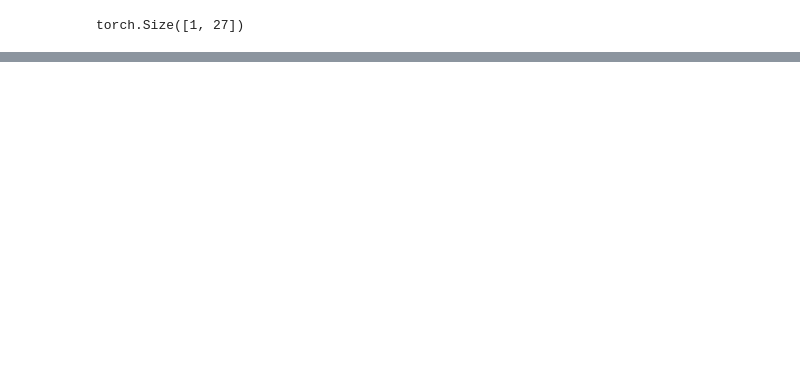
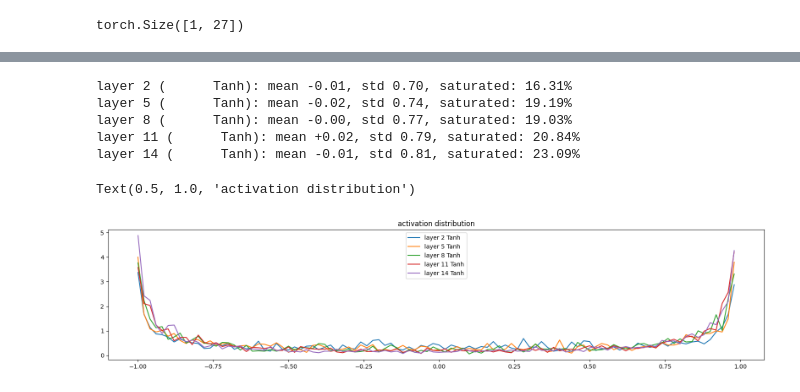
Before and after one commit to tryfasting/karpathy-zero-to-hero-clone, a Jupyter notebook: 04 - Activation & Gradients, BatchNorm/part3.ipynb, the cells around one changed output, grey strips where cells are left out. Cells and saved outputs as stored; diff of their text form; code cells hidden in the pictures; blank space fills up the shorter version.

```diff
--- a/04 - Activation & Gradients, BatchNorm/part3.ipynb
+++ b/04 - Activation & Gradients, BatchNorm/part3.ipynb
@@ -509,0 +587,7 @@ torch.Size([1, 27])
+# %%
+import torch
+import torch.nn.functional as F
+
+# GPU 설정
+device = torch.device('cuda' if torch.cuda.is_available() else 'cpu')
+print(f'Using device : {device}')
@@ -509,0 +596,20 @@ torch.Size([1, 27])
+# %%
+# build the dataset again
+block_size = 3 # context length : how many characters do we take to predict the next one?
+
+random.seed(42)
+random.shuffle(words)
+n1 = int(0.8*len(words))
+n2 = int(0.9*len(words))
+
+Xtr, Ytr = build_dataset(words[:n1])      # 80% training set
+Xdev, Ydev = build_dataset(words[n1:n2])  # 10% dev=validation set
+Xte, Yte = build_dataset(words[n2:])      # 10% test set
+
+# 데이터셋을 GPU로 이동
+Xtr = Xtr.to(device)
+Ytr = Ytr.to(device)
+Xdev = Xdev.to(device)
+Ydev = Ydev.to(device)
+Xte = Xte.to(device)
+Yte = Yte.to(device)
@@ -509,0 +784,22 @@ torch.Size([1, 27])
+# %%
+# visualize histogram
+plt.figure(figsize=(20,4)) # width and height of the plot
+legends = []
+for i, layer in enumerate(layers[:-1]): # note : exclude the output layer
+    if isinstance(layer, Tanh):
+        t = layer.out
+        print('layer %d (%10s): mean %+.2f, std %.2f, saturated: %.2f%%' % (i, layer.__class__.__name__, t.mean(), t.std(), (t.abs() > 0.97).float().mean()*100))
+        hy, hx = torch.histogram(t, density=True)
+        plt.plot(hx[:-1].detach(), hy.detach())
+        legends.append(f'layer {i} {layer.__class__.__name__}')
+
+plt.legend(legends);
+plt.title('activation distribution')
+# %% [output]
+layer 2 (      Tanh): mean -0.01, std 0.70, saturated: 16.31%
+layer 5 (      Tanh): mean -0.02, std 0.74, saturated: 19.19%
+layer 8 (      Tanh): mean -0.00, std 0.77, saturated: 19.03%
+layer 11 (      Tanh): mean +0.02, std 0.79, saturated: 20.84%
+layer 14 (      Tanh): mean -0.01, std 0.81, saturated: 23.09%
+Text(0.5, 1.0, 'activation distribution')
+[figure, added]
```
Also changed, not shown: parts of 29 cells of this notebook.
